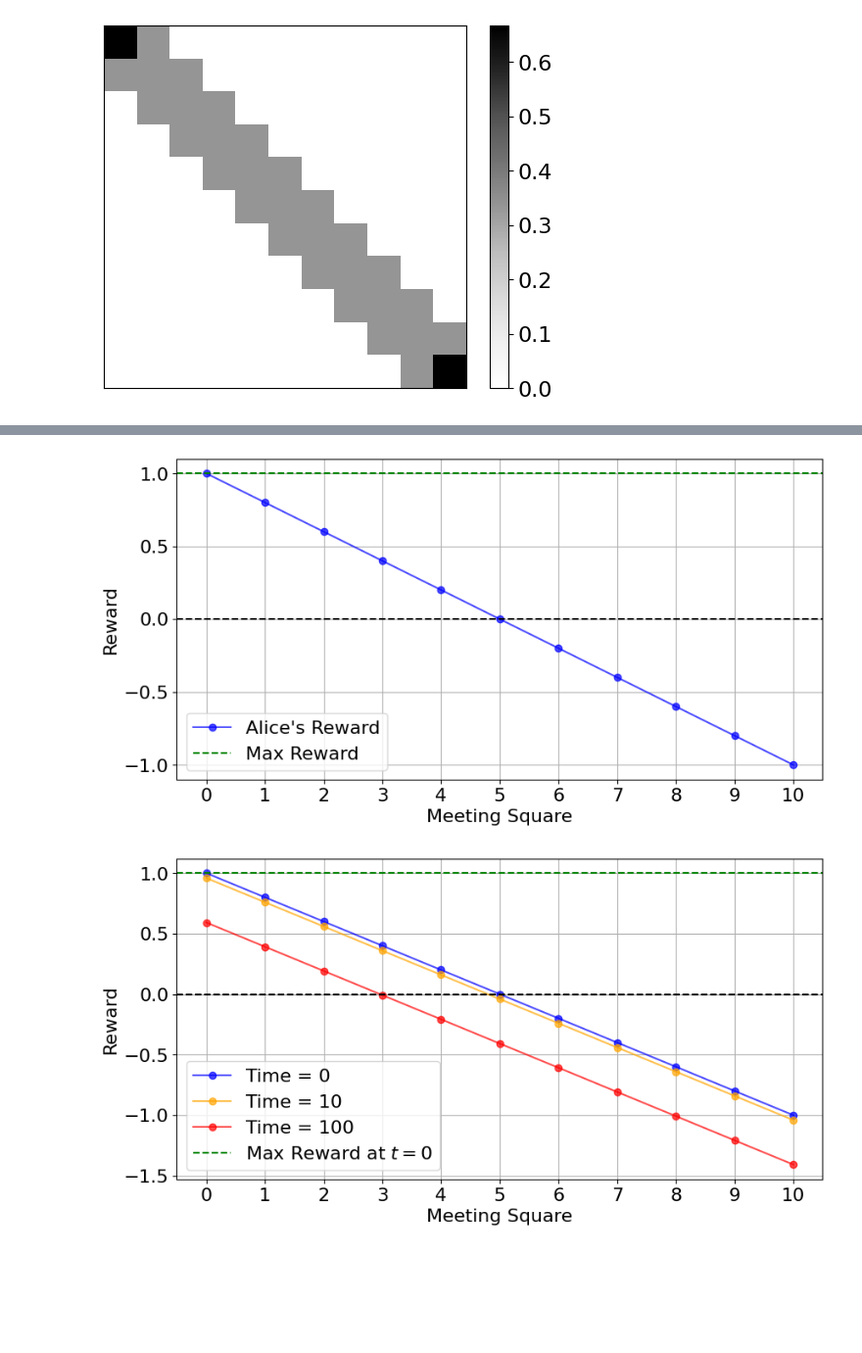
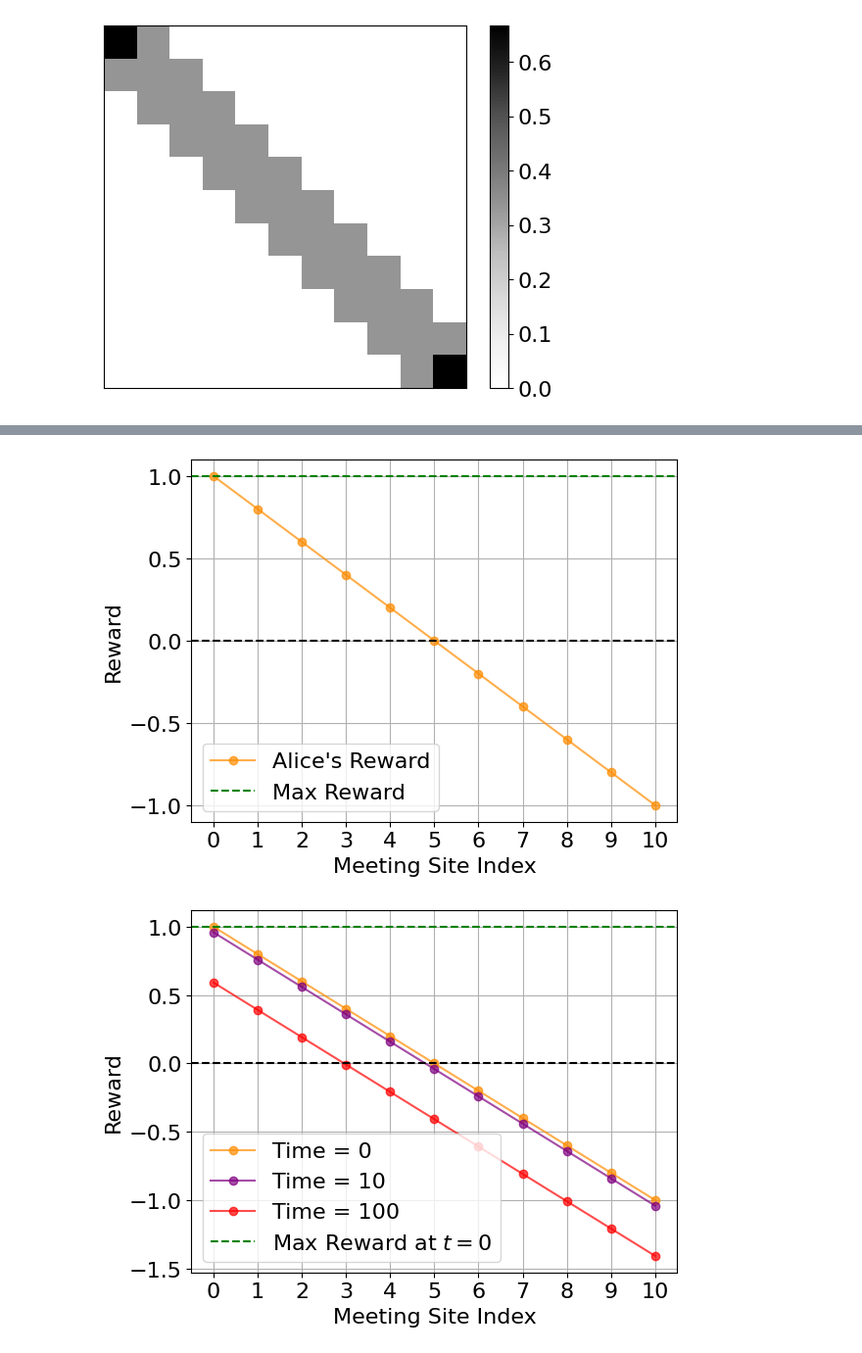
Before and after one commit to Buffoni/smart-walkers, a Jupyter notebook: get_all_the_figures_for_paper.ipynb, the cells around one changed output, grey strips where cells are left out. Shown at 98% size. Drawn from its saved outputs; the diff is of its cells as text; code cells hidden in the pictures; blank space fills up the shorter version.

```diff
--- a/get_all_the_figures_for_paper.ipynb
+++ b/get_all_the_figures_for_paper.ipynb
@@ -169,17 +186,16 @@ reward_functions.append(swalkers.entities.time_dependent_linear_reward)
 
 reward_functions.append(swalkers.entities.sinusoidal_reward)
 
-reward_functions.append(swalkers.entities.high_frequency_sinusoidal_reward)
+#reward_functions.append(swalkers.entities.high_frequency_sinusoidal_reward)
 
 max_rewards = []
 
 # Plot linear reward function
 
-plt.figure(figsize=(10, 5))
 x = np.arange(NUMBER_OF_SQUARES)
 y = [reward_functions[0](i, NUMBER_OF_SQUARES)[0] for i in x]
-plt.plot(x, y, color='blue', alpha=0.7, label='Alice\'s Reward', marker='o')
-plt.xlabel('Meeting Square')
+plt.plot(x, y, color='darkorange', alpha=0.7, label='Alice\'s Reward', marker='o')
+plt.xlabel('Meeting Site Index')
 plt.ylabel('Reward')
 plt.xticks(x)
 plt.axhline(0, color='black', linestyle='--')
@@ -188,54 +204,37 @@ plt.legend()
 plt.grid()
 plt.show()
 
 # Plot time dependent reward function
 
-plt.figure(figsize=(10, 5))
 x = np.arange(NUMBER_OF_SQUARES)
 y_0 = [reward_functions[1](i, NUMBER_OF_SQUARES, time=0)[0] for i in x]
 y_10 = [reward_functions[1](i, NUMBER_OF_SQUARES, time=10)[0] for i in x]
 y_100 = [reward_functions[1](i, NUMBER_OF_SQUARES, time=100)[0] for i in x]
-plt.plot(x, y_0, color='blue', alpha=0.7, label='Time = 0', marker='o')
-plt.plot(x, y_10, color='orange', alpha=0.7, label='Time = 10', marker='o')
+plt.plot(x, y_0, color='darkorange', alpha=0.7, label='Time = 0', marker='o')
+plt.plot(x, y_10, color='purple', alpha=0.7, label='Time = 10', marker='o')
 plt.plot(x, y_100, color='red', alpha=0.7, label='Time = 100', marker='o')
 plt.axhline(0, color='black', linestyle='--')
 plt.axhline(1, color='green', linestyle='--', label='Max Reward at $t=0$')
-plt.xlabel('Meeting Square')
+plt.xlabel('Meeting Site Index')
 plt.ylabel('Reward')
 plt.xticks(x)
 plt.legend()
 plt.grid()
 plt.show()
 
 # Plot sinusoidal reward function
 
-plt.figure(figsize=(10, 5))
 x = np.arange(NUMBER_OF_SQUARES)
 y = [reward_functions[2](i, NUMBER_OF_SQUARES)[0] for i in x]
-plt.plot(x, y, color='blue', alpha=0.7, label='Alice\'s Reward', marker='o')
+plt.plot(x, y, color='darkorange', alpha=0.7, label='Alice\'s Reward', marker='o')
 plt.axhline(0, color='black', linestyle='--')
 plt.axhline(1, color='green', linestyle='--', label='Max Reward')
-plt.xlabel('Meeting Square')
+plt.xlabel('Meeting Site Index')
 plt.ylabel('Reward')
 plt.xticks(x)
 plt.legend()
 plt.grid()
 plt.show()
-
-# Plot high frequency sinusoidal reward function
-
-plt.figure(figsize=(10, 5))
-x = np.arange(NUMBER_OF_SQUARES)
-y = [reward_functions[3](i, NUMBER_OF_SQUARES)[0] for i in x]
-plt.plot(x, y, color='blue', alpha=0.7, label='Alice\'s Reward', marker='o')
-plt.axhline(0, color='black', linestyle='--')
-plt.axhline(1, color='green', linestyle='--', label='Max Reward')
-plt.xlabel('Meeting Square')
-plt.ylabel('Reward')
-plt.xticks(x)
-plt.legend()
-plt.grid()
-plt.show()
 # %% [output]
-[figure, old version]
+[figure, new version]
-[figure, old version]
+[figure, new version]
```
Also changed, not shown: parts of 14 cells of this notebook, 2 other files.
